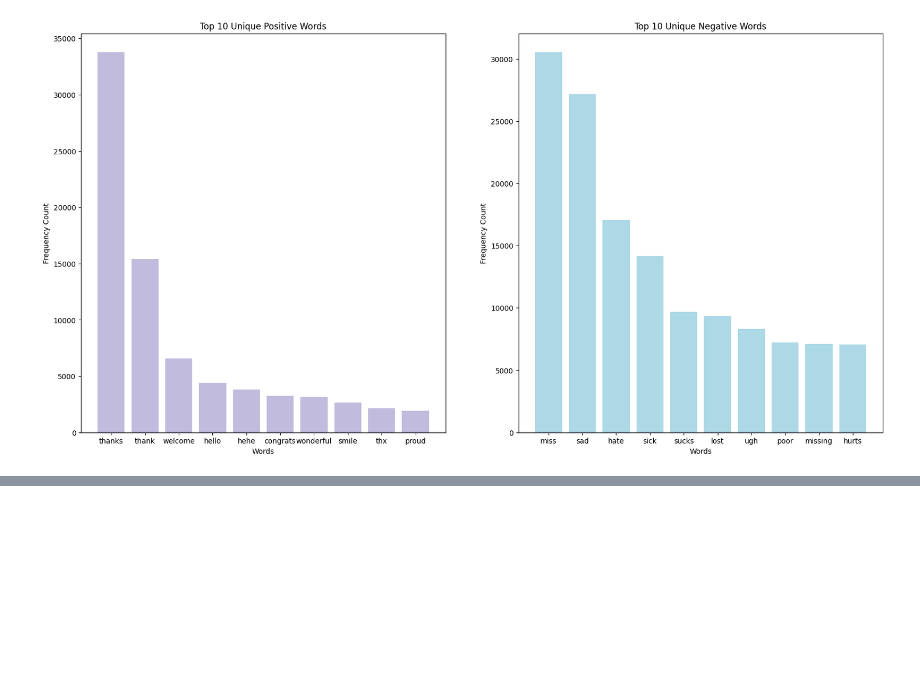
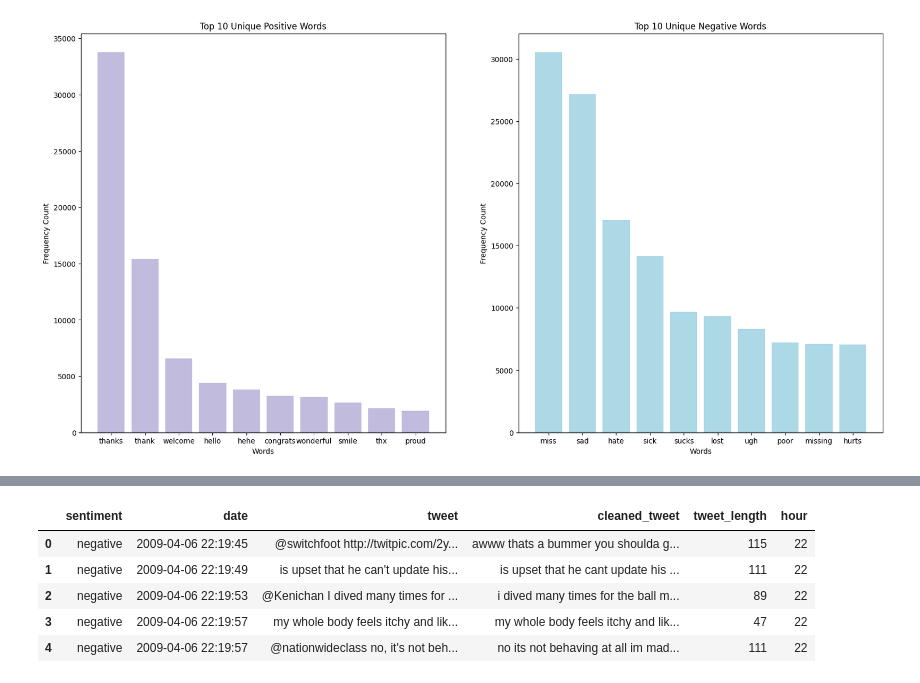
Before and after one commit to dn082/Project1, a Jupyter notebook: PROJECT1.ipynb, the cells around one changed output, grey strips where cells are left out. Saved outputs shown, nothing was run; the diff lists cells and outputs as text; code cells hidden in the pictures; blank space fills up the shorter version.

```diff
--- a/PROJECT1.ipynb
+++ b/PROJECT1.ipynb
@@ -179,0 +212,14 @@ plt.show()
+# %%
+# Day of Time Trends Focused: Are there specific times or days when positive or negative tweets are more common?
+# I will be creating a Line Graph for this
+
+#get the hour of the day (0-23)
+analysis_title['hour'] = analysis_title['date'].dt.hour
+analysis_title.head()
+# %% [output]
+|  | sentiment | date | tweet | cleaned_tweet | tweet_length | hour |
+| 0 | negative | 2009-04-06 22:19:45 | @switchfoot http://twitpic.com/2y... | awww thats a bummer you shoulda g... | 115 | 22 |
+| 1 | negative | 2009-04-06 22:19:49 | is upset that he can't update his... | is upset that he cant update his ... | 111 | 22 |
+| 2 | negative | 2009-04-06 22:19:53 | @Kenichan I dived many times for ... | i dived many times for the ball m... | 89 | 22 |
+| 3 | negative | 2009-04-06 22:19:57 | my whole body feels itchy and lik... | my whole body feels itchy and lik... | 47 | 22 |
+| 4 | negative | 2009-04-06 22:19:57 | @nationwideclass no, it's not beh... | no its not behaving at all im mad... | 111 | 22 |
```
Also changed, not shown: parts of 6 cells of this notebook.
